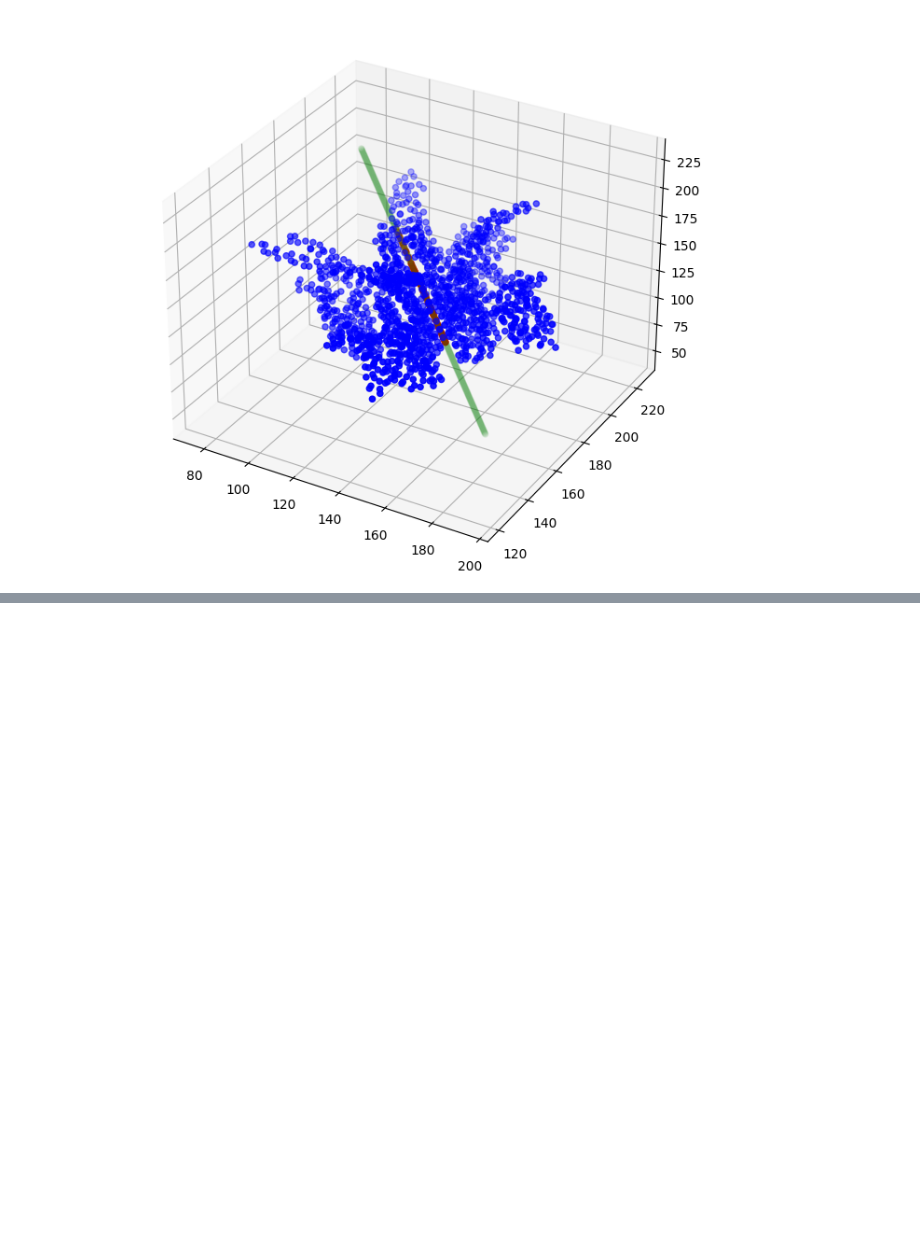
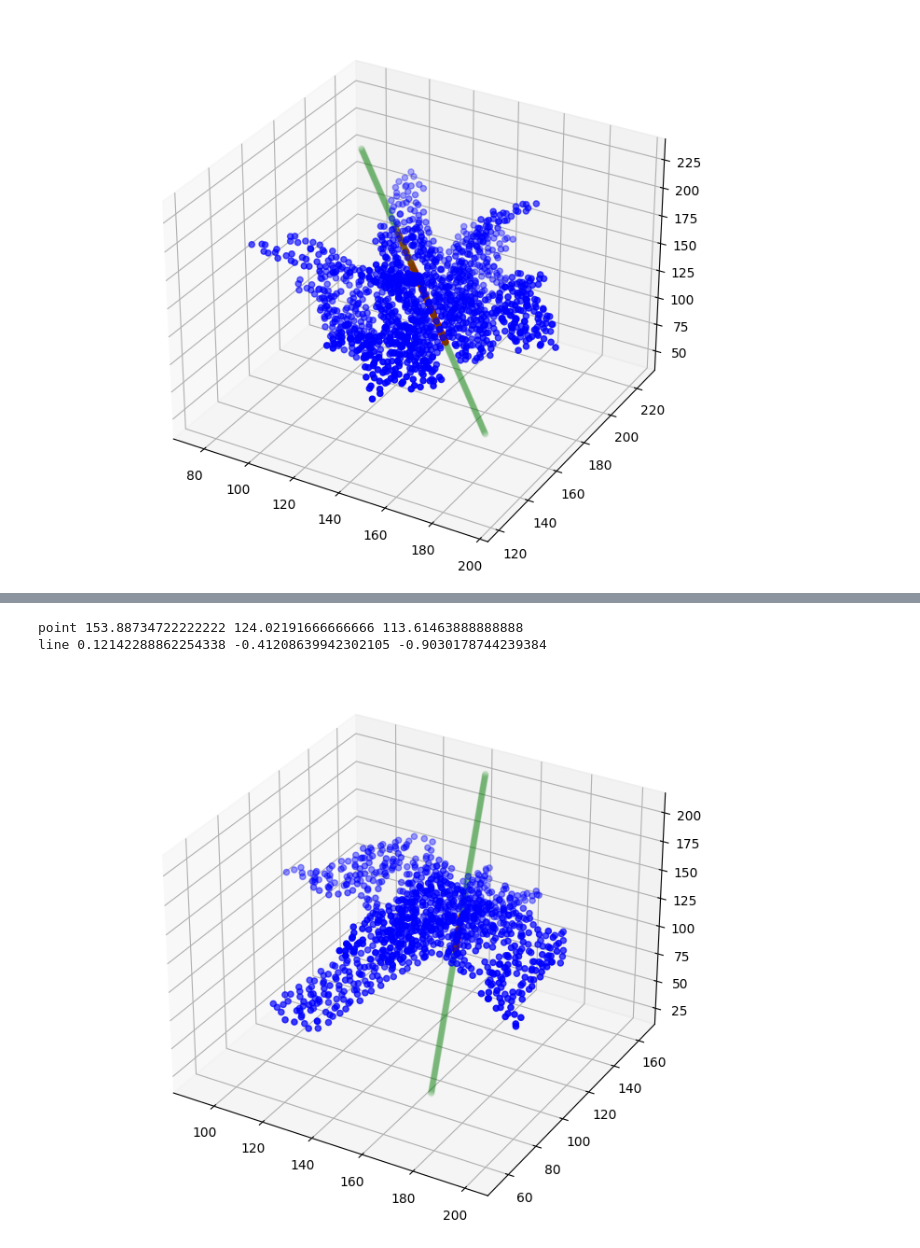
Before and after one commit to jackkellerk/cse407, a Jupyter notebook: UTIL/centroidLine.ipynb, the cells around one changed output, grey strips where cells are left out. Cells and saved outputs as stored; diff of their text form; code cells hidden in the pictures; blank space fills up the shorter version.

Commit message:
added centroid lines for the rest of the pdb structures

```diff
--- a/UTIL/centroidLine.ipynb
+++ b/UTIL/centroidLine.ipynb
@@ -406,0 +563,56 @@ plt.show()
+# %%
+centroids_6N4Q = []
+x_values_6N4Q = []
+y_values_6N4Q = []
+z_values_6N4Q = []
+for a, b, c, d in zip(first_segment, second_segment, third_segment, fourth_segment):
+    x_centroid = (a[0] + b[0] + c[0] + d[0])/4
+    y_centroid = (a[1] + b[1] + c[1] + d[1])/4
+    z_centroid = (a[2] + b[2] + c[2] + d[2])/4
+    x_values_6N4Q.append(x_centroid)
+    y_values_6N4Q.append(y_centroid)
+    z_values_6N4Q.append(z_centroid)
+    data = (x_centroid, y_centroid, z_centroid)
+    centroids_6N4Q.append(data)
+centroids_6N4Q = np.array(centroids_6N4Q)
+# print(centroids_6N4Q)
+# centroids_6N4Q = centroids_6N4Q[14:] # chop off the first few which don't fall in line
+
+points = Points(centroids_6N4Q)
+line_fit_6N4Q = Line.best_fit(points)
+
+line_points_6N4Q = list()
+
+for t in np.linspace(-100,100,500):
+    line_points_6N4Q.append(line_fit_6N4Q.to_point(t))
+
+line_points_6N4Q = np.array(line_points_6N4Q)
+
+# print(line_points_6N4Q)
+
+point_6N4Q = list(line_fit_6N4Q.point)
+dir_6N4Q = list(line_fit_6N4Q.direction)
+
+dump = 'point ' + str(point_6N4Q).strip('[]').replace(',','') + '\n' \
+        + 'line ' + str(dir_6N4Q).strip('[]').replace(',','')
+
+print(dump)
+
+
+fh = os.open('line_6N4Q.txt', os.O_RDWR|os.O_CREAT)
+os.write(fh, bytes(dump,'ascii'))
+os.close(fh)
+# %% [output]
+point 153.88734722222222 124.02191666666666 113.61463888888888
+line 0.12142288862254338 -0.41208639942302105 -0.9030178744239384
+# %%
+fig = plt.figure(figsize=(8,6))
+ax = Axes3D(fig)
+
+ax.scatter(centroids_6N4Q[:,0], centroids_6N4Q[:,1], centroids_6N4Q[:,2], c = 'r', marker='o')
+ax.scatter(allCA_6N4Q[:,0], allCA_6N4Q[:,1], allCA_6N4Q[:,2], c = 'b', marker='o')
+ax.scatter(line_points_6N4Q[:,0], line_points_6N4Q[:,1], line_points_6N4Q[:,2], c = 'g', alpha=0.05)
+ax.set_label(['x','y','z'])
+plt.show()
+# %% [output]
+[figure, added]
```
Also changed, not shown: parts of 5 cells of this notebook, 7 other files.
